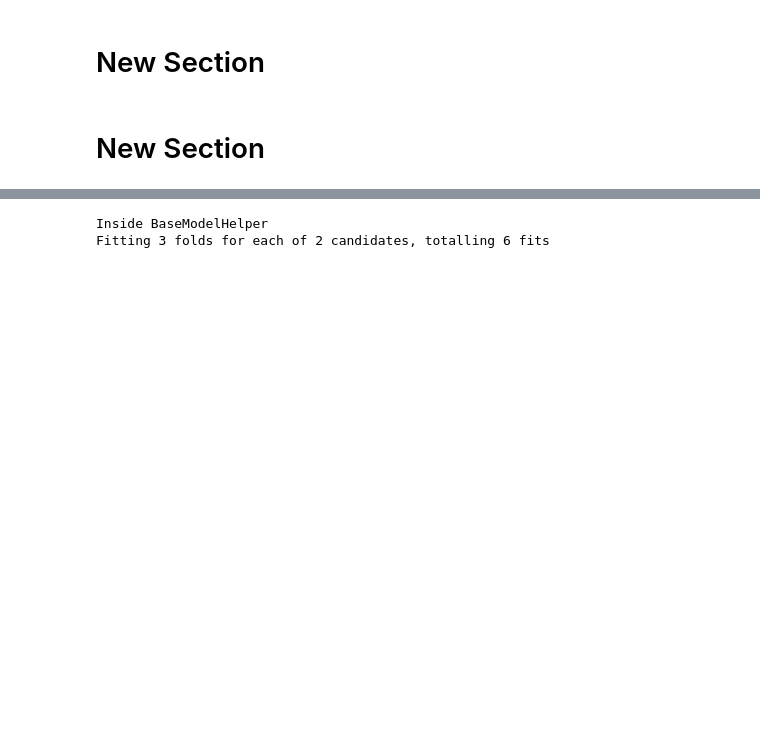
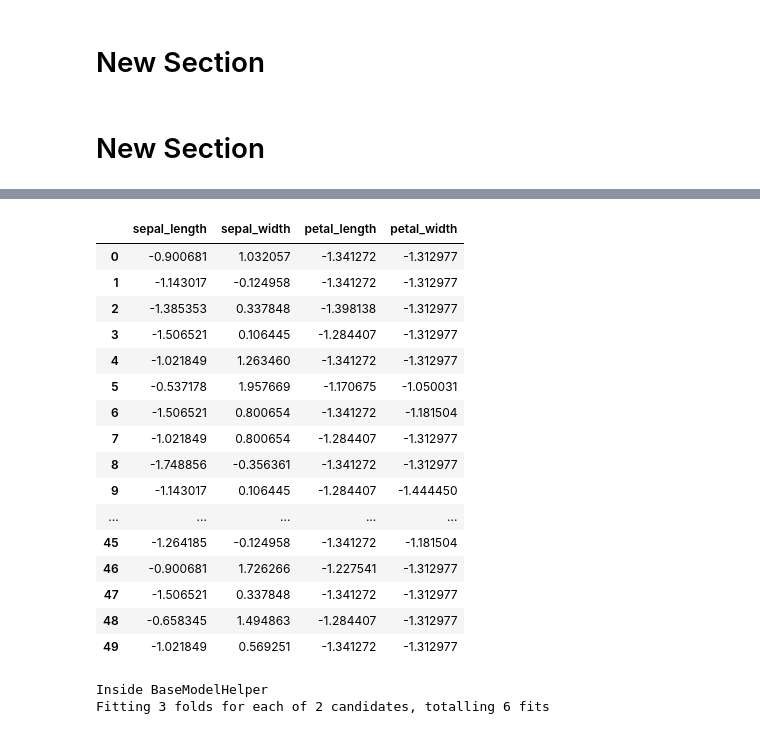
Before and after one commit to AjitNikam1/ML_Automation, a Jupyter notebook: Task1_sample.ipynb, the cells around one changed output, grey strips where cells are left out. Saved outputs shown, nothing was run; the diff lists cells and outputs as text; code cells hidden in the pictures; blank space fills up the shorter version.

```diff
--- a/Task1_sample.ipynb
+++ b/Task1_sample.ipynb
@@ -89,3 +105,34 @@ print(type(len(df_iris.index)))
+# %%
+X= df_iris[basic_params_dict['X']]
+
+#Scale the values
+scaler = StandardScaler()
+scaler.fit(X)
+
+# Scale and center the data
+fdf_normalized = scaler.transform(X)
+
+# Create a pandas DataFrame
+fdf_normalized = pd.DataFrame(data=fdf_normalized, index=X.index, columns=X.columns)
+fdf_normalized.head(50)
+# %% [output]
+|  | sepal_length | sepal_width | petal_length | petal_width |
+| 0 | -0.900681 | 1.032057 | -1.341272 | -1.312977 |
+| 1 | -1.143017 | -0.124958 | -1.341272 | -1.312977 |
+| 2 | -1.385353 | 0.337848 | -1.398138 | -1.312977 |
+| 3 | -1.506521 | 0.106445 | -1.284407 | -1.312977 |
+| 4 | -1.021849 | 1.263460 | -1.341272 | -1.312977 |
+| 5 | -0.537178 | 1.957669 | -1.170675 | -1.050031 |
+| 6 | -1.506521 | 0.800654 | -1.341272 | -1.181504 |
+| 7 | -1.021849 | 0.800654 | -1.284407 | -1.312977 |
+| 8 | -1.748856 | -0.356361 | -1.341272 | -1.312977 |
+| 9 | -1.143017 | 0.106445 | -1.284407 | -1.444450 |
+| ... | ... | ... | ... | ... |
+| 45 | -1.264185 | -0.124958 | -1.341272 | -1.181504 |
+| 46 | -0.900681 | 1.726266 | -1.227541 | -1.312977 |
+| 47 | -1.506521 | 0.337848 | -1.341272 | -1.312977 |
+| 48 | -0.658345 | 1.494863 | -1.284407 | -1.312977 |
+| 49 | -1.021849 | 0.569251 | -1.341272 | -1.312977 |
 # %%
 # Create a class to perform base model operations
 class BaseModelHelper:
```
Also changed, not shown: parts of 3 cells of this notebook.
